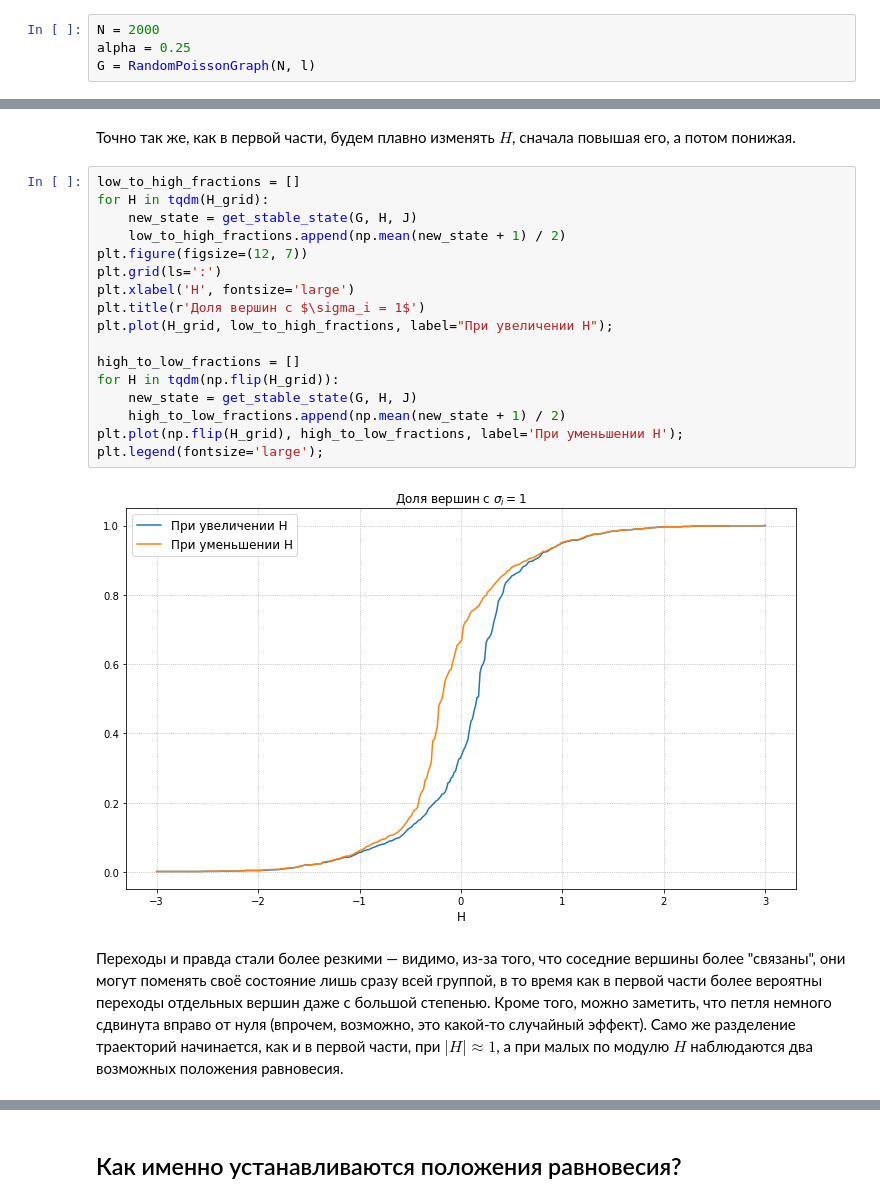
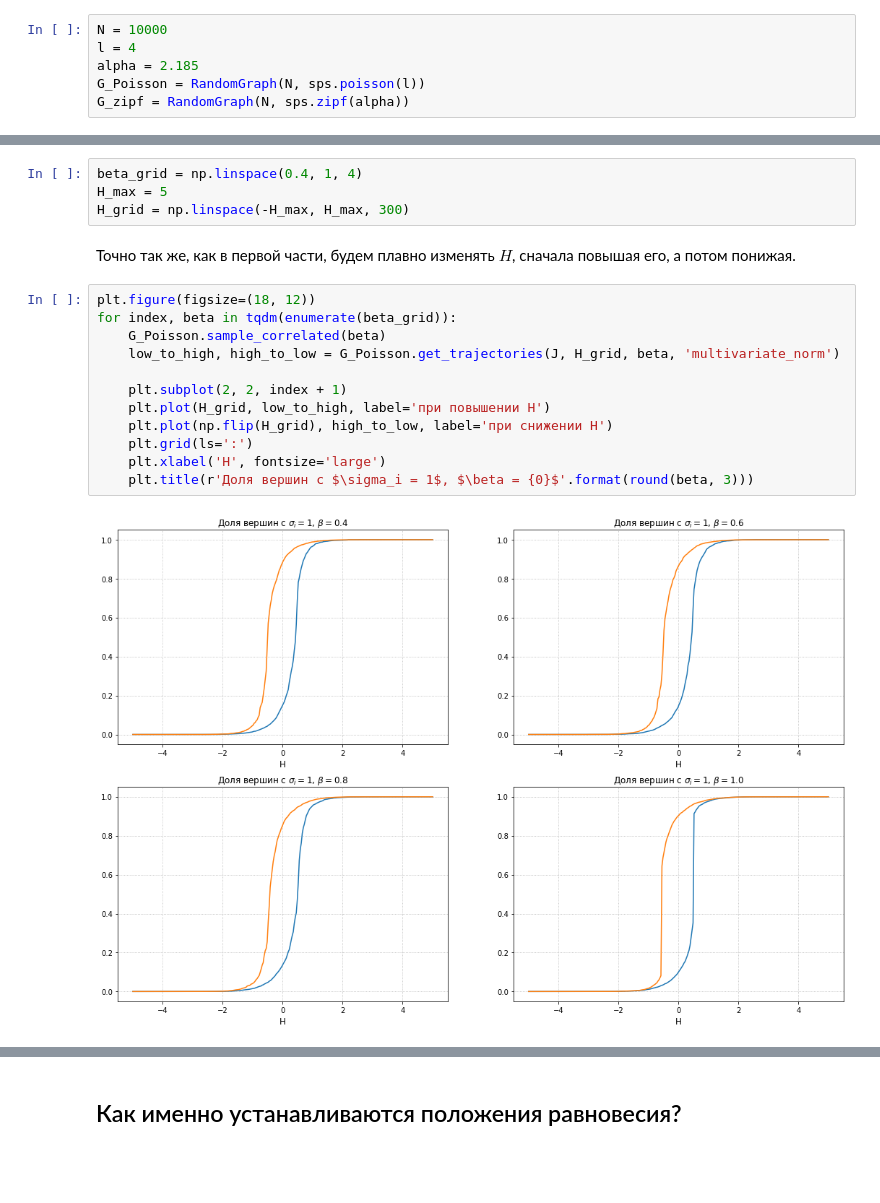
Before and after one commit to alexicon33/Ising-model, a Jupyter notebook: Code/Задача 1 - расширенная версия.ipynb, the cells around one changed output, grey strips where cells are left out. Drawn from its saved outputs; the diff is of its cells as text; blank space fills up the shorter version.

Commit message:
Looked at hubs flipping, multivariate case redone

```diff
--- a/Code/Задача 1 - расширенная версия.ipynb
+++ b/Code/Задача 1 - расширенная версия.ipynb
@@ -212,4 +232,6 @@ plot_diagram(G_zipf)
 # %%
-N = 2000
-alpha = 0.25
-G = RandomPoissonGraph(N, l)
+N = 10000
+l = 4
+alpha = 2.185
+G_Poisson = RandomGraph(N, sps.poisson(l))
+G_zipf = RandomGraph(N, sps.zipf(alpha))
@@ -227,23 +238,20 @@ G.sample_fields(sps.multivariate_normal(np.zeros(G.N), Sigma), multivariate=True
+# %%
+beta_grid = np.linspace(0.4, 1, 4)
+H_max = 5
+H_grid = np.linspace(-H_max, H_max, 300)
 # %% [markdown]
 Точно так же, как в первой части, будем плавно изменять $H$, сначала повышая его, а потом понижая.
 # %%
-low_to_high_fractions = []
-for H in tqdm(H_grid):
-    new_state = get_stable_state(G, H, J)
-    low_to_high_fractions.append(np.mean(new_state + 1) / 2)
-plt.figure(figsize=(12, 7))
-plt.grid(ls=':')
-plt.xlabel('H', fontsize='large')
-plt.title(r'Доля вершин с $\sigma_i = 1$')
-plt.plot(H_grid, low_to_high_fractions, label="При увеличении H");
+plt.figure(figsize=(18, 12))
+for index, beta in tqdm(enumerate(beta_grid)):
+    G_Poisson.sample_correlated(beta)
+    low_to_high, high_to_low = G_Poisson.get_trajectories(J, H_grid, beta, 'multivariate_norm')
 
-high_to_low_fractions = []
-for H in tqdm(np.flip(H_grid)):
-    new_state = get_stable_state(G, H, J)
-    high_to_low_fractions.append(np.mean(new_state + 1) / 2)
-plt.plot(np.flip(H_grid), high_to_low_fractions, label='При уменьшении H');
-plt.legend(fontsize='large');
+    plt.subplot(2, 2, index + 1)
+    plt.plot(H_grid, low_to_high, label='при повышении H')
+    plt.plot(np.flip(H_grid), high_to_low, label='при снижении H')
+    plt.grid(ls=':')
+    plt.xlabel('H', fontsize='large')
+    plt.title(r'Доля вершин с $\sigma_i = 1$, $\beta = {0}$'.format(round(beta, 3)))
 # %% [output]
-[figure, old version]
+[figure, new version]
-# %% [markdown]
-Переходы и правда стали более резкими — видимо, из-за того, что соседние вершины более "связаны", они могут поменять своё состояние лишь сразу всей группой, в то время как в первой части более вероятны переходы отдельных вершин даже с большой степенью. Кроме того, можно заметить, что петля немного сдвинута вправо от нуля (впрочем, возможно, это какой-то случайный эффект). Само же разделение траекторий начинается, как и в первой части, при $|H| \approx 1$, а при малых по модулю $H$ наблюдаются два возможных положения равновесия.
```
Also changed, not shown: parts of 42 cells of this notebook, 3 other files.
